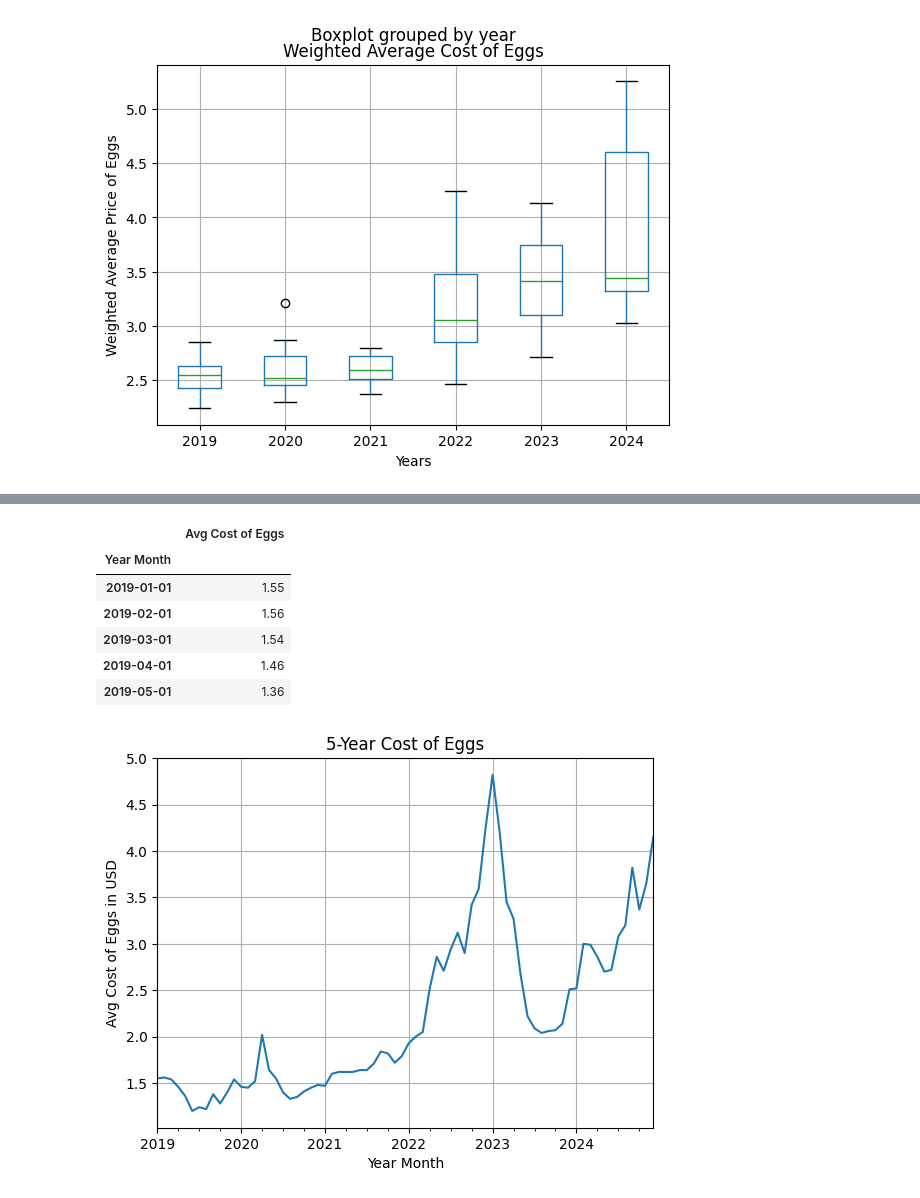
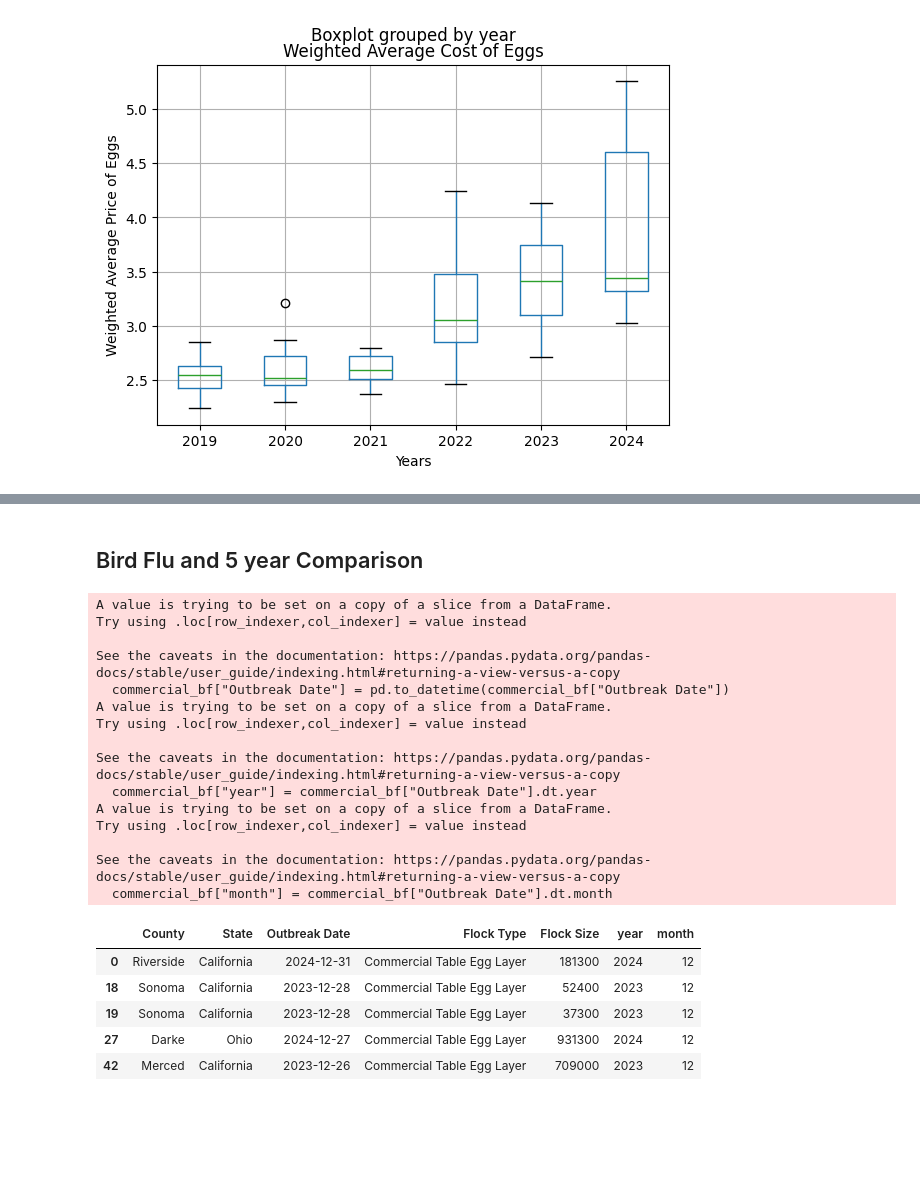
Before and after one commit to country4livin/Project-1-Repo, a Jupyter notebook: 5-yr_cost_of_eggs.ipynb, the cells around one changed output, grey strips where cells are left out. Cells and saved outputs as stored; diff of their text form; code cells hidden in the pictures; blank space fills up the shorter version.

```diff
--- a/5-yr_cost_of_eggs.ipynb
+++ b/5-yr_cost_of_eggs.ipynb
@@ -334,25 +310,35 @@ eggs_monthly.head()
-# %%
-# Combine year and month into 1 field
-eggs_monthly["Year Month"] = pd.to_datetime(eggs_monthly["Year"].astype(str) + '-' + eggs_monthly["Month"], format="%Y-%b")
-eggs_monthly = eggs_monthly[["Year Month", "Avg Cost of Eggs"]]
-eggs_monthly["Avg Cost of Eggs"] = eggs_monthly["Avg Cost of Eggs"].round(2)
-eggs_monthly = eggs_monthly.set_index("Year Month").sort_index(ascending=True)
-eggs_monthly.head()
-# %% [output]
-|  | Avg Cost of Eggs |
-| Year Month |  |
-| 2019-01-01 | 1.55 |
-| 2019-02-01 | 1.56 |
-| 2019-03-01 | 1.54 |
-| 2019-04-01 | 1.46 |
-| 2019-05-01 | 1.36 |
-# %%
-# Create a line graph of the change in cost in eggs over 5 years.
-eggs_monthly.plot(kind="line", y="Avg Cost of Eggs", legend=False)
-plt.xlabel("Year Month")
-plt.ylabel("Avg Cost of Eggs in USD")
-plt.title("5-Year Cost of Eggs")
-plt.grid(True)
-plt.show()
-# %% [output]
-[figure, removed]
+# %% [markdown]
+## Bird Flu and 5 year Comparison
+# %%
+# Attepmt to make a line graph of the bird flu data
+bf = pd.read_csv("Resources/commercial-backyard-flocks.csv")
+# Filter dataframe to only commercial flocks
+commercial_bf = bf.loc[(bf["Flock Type"] == "Commercial Table Egg Layer")]
+# Break year and month to seperate columns
+commercial_bf["Outbreak Date"] = pd.to_datetime(commercial_bf["Outbreak Date"])
+commercial_bf["year"] = commercial_bf["Outbreak Date"].dt.year
+commercial_bf["month"] = commercial_bf["Outbreak Date"].dt.month
+
+commercial_bf.head()
+# %% [output]
+A value is trying to be set on a copy of a slice from a DataFrame.
+Try using .loc[row_indexer,col_indexer] = value instead
+
+See the caveats in the documentation: https://pandas.pydata.org/pandas-docs/stable/user_guide/indexing.html#returning-a-view-versus-a-copy
+  commercial_bf["Outbreak Date"] = pd.to_datetime(commercial_bf["Outbreak Date"])
+A value is trying to be set on a copy of a slice from a DataFrame.
+Try using .loc[row_indexer,col_indexer] = value instead
+
+See the caveats in the documentation: https://pandas.pydata.org/pandas-docs/stable/user_guide/indexing.html#returning-a-view-versus-a-copy
+  commercial_bf["year"] = commercial_bf["Outbreak Date"].dt.year
+A value is trying to be set on a copy of a slice from a DataFrame.
+Try using .loc[row_indexer,col_indexer] = value instead
+
+See the caveats in the documentation: https://pandas.pydata.org/pandas-docs/stable/user_guide/indexing.html#returning-a-view-versus-a-copy
+  commercial_bf["month"] = commercial_bf["Outbreak Date"].dt.month
+|  | County | State | Outbreak Date | Flock Type | Flock Size | year | month |
+| 0 | Riverside | California | 2024-12-31 | Commercial Table Egg Layer | 181300 | 2024 | 12 |
+| 18 | Sonoma | California | 2023-12-28 | Commercial Table Egg Layer | 52400 | 2023 | 12 |
+| 19 | Sonoma | California | 2023-12-28 | Commercial Table Egg Layer | 37300 | 2023 | 12 |
+| 27 | Darke | Ohio | 2024-12-27 | Commercial Table Egg Layer | 931300 | 2024 | 12 |
+| 42 | Merced | California | 2023-12-26 | Commercial Table Egg Layer | 709000 | 2023 | 12 |
```
Also changed, not shown: parts of 6 cells of this notebook.
